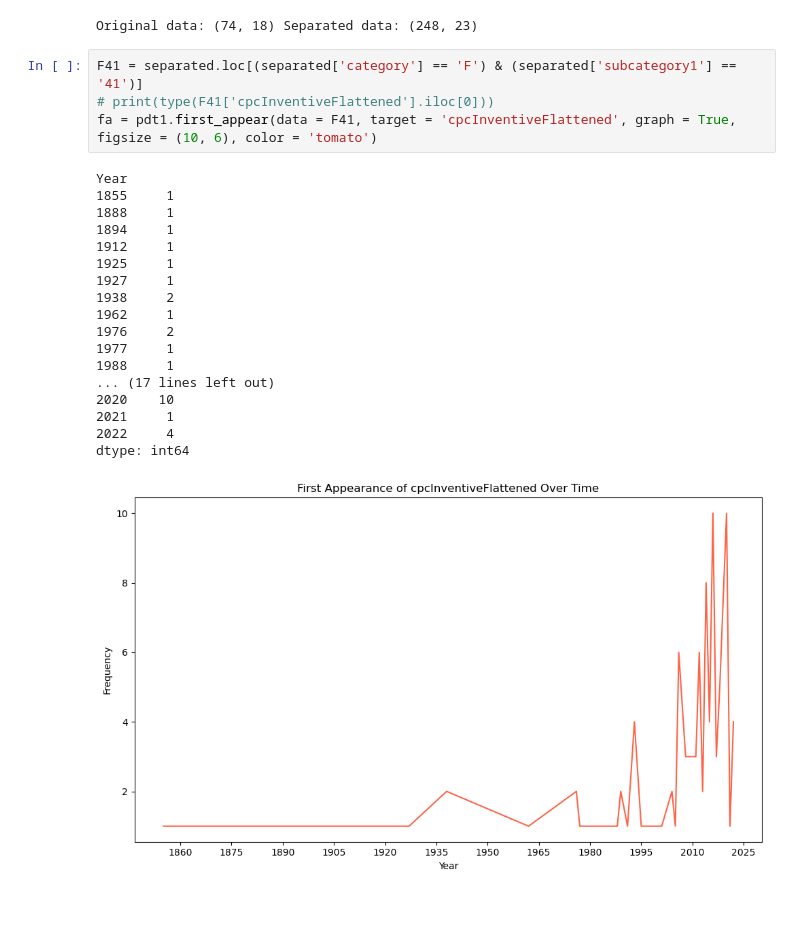
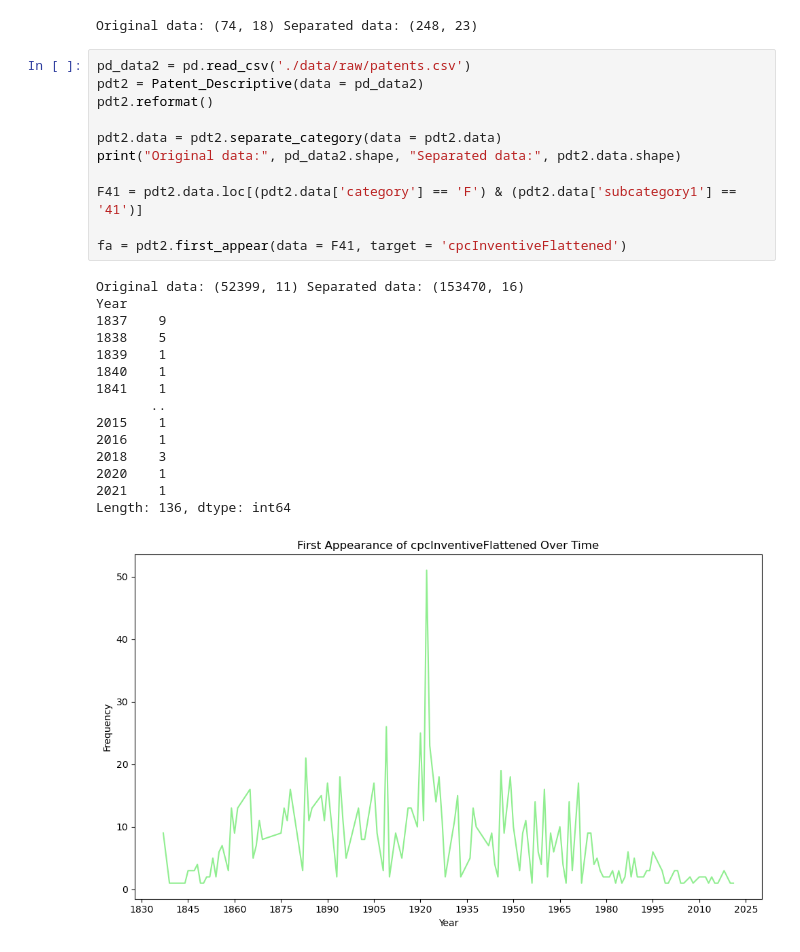
Before and after one commit to PattonYin/GunSafety_pkg, a Jupyter notebook: demo.ipynb, the cells around one changed output. Saved outputs shown, nothing was run; the diff lists cells and outputs as text; blank space fills up the shorter version.

Commit message:
fix first appear bug

```diff
--- a/demo.ipynb
+++ b/demo.ipynb
@@ -56,26 +56,30 @@ separated = pdt1.separate_category(data = inventor_state)
 print("Original data:", inventor_state.shape, "Separated data:", separated.shape)
 # %% [output]
 Original data: (74, 18) Separated data: (248, 23)
-# %%
-F41 = separated.loc[(separated['category'] == 'F') & (separated['subcategory1'] == '41')]
-# print(type(F41['cpcInventiveFlattened'].iloc[0]))
-fa = pdt1.first_appear(data = F41, target = 'cpcInventiveFlattened', graph = True, figsize = (10, 6), color = 'tomato')
-# %% [output]
-Year
-1855     1
-1888     1
-1894     1
-1912     1
-1925     1
-1927     1
-1938     2
-1962     1
-1976     2
-1977     1
-1988     1
-... (17 lines left out)
-2020    10
-2021     1
-2022     4
-dtype: int64
-[figure, removed]
+# %%
+pd_data2 = pd.read_csv('./data/raw/patents.csv')
+pdt2 = Patent_Descriptive(data = pd_data2)
+pdt2.reformat()
+
+pdt2.data = pdt2.separate_category(data = pdt2.data)
+print("Original data:", pd_data2.shape, "Separated data:", pdt2.data.shape)
+
+F41 = pdt2.data.loc[(pdt2.data['category'] == 'F') & (pdt2.data['subcategory1'] == '41')]
+
+fa = pdt2.first_appear(data = F41, target = 'cpcInventiveFlattened')
+# %% [output]
+Original data: (52399, 11) Separated data: (153470, 16)
+Year
+1837    9
+1838    5
+1839    1
+1840    1
+1841    1
+       ..
+2015    1
+2016    1
+2018    3
+2020    1
+2021    1
+Length: 136, dtype: int64
+[figure, added]
```
Also changed, not shown: parts of 1 cell of this notebook, 1 other file.
